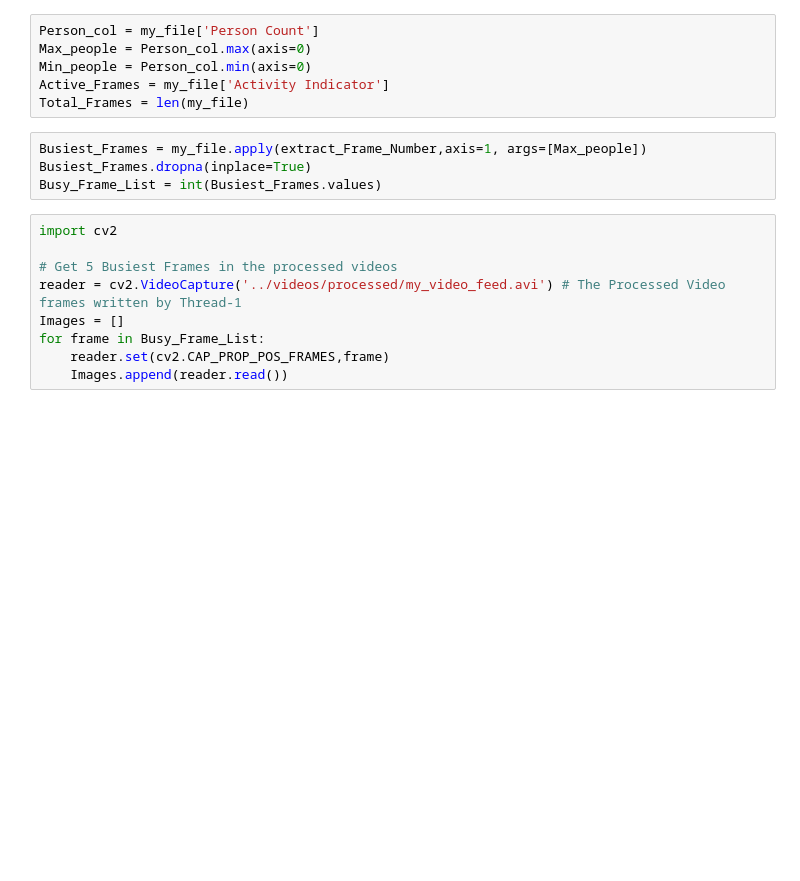
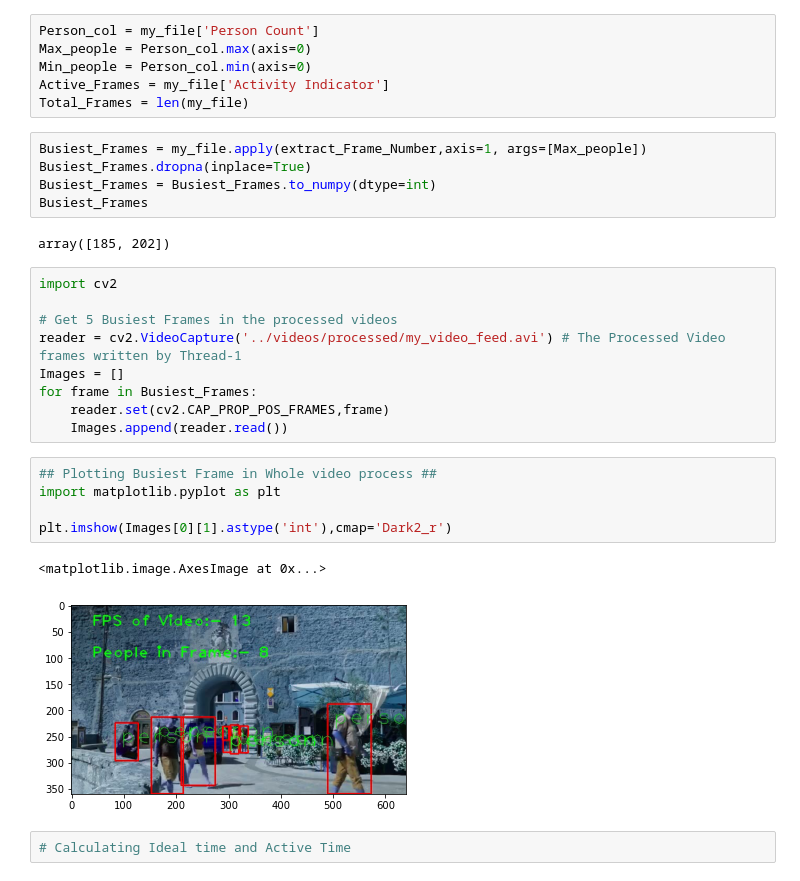
Before and after one commit to edygordo/Video-Analysis-System, a Jupyter notebook: Data Files/Report Generation file.ipynb, the cells around one changed output. Drawn from its saved outputs; the diff is of its cells as text; blank space fills up the shorter version.

```diff
--- a/Data Files/Report Generation file.ipynb
+++ b/Data Files/Report Generation file.ipynb
@@ -28,13 +28,26 @@ Total_Frames = len(my_file)
 # %%
 Busiest_Frames = my_file.apply(extract_Frame_Number,axis=1, args=[Max_people])
 Busiest_Frames.dropna(inplace=True)
-Busy_Frame_List = int(Busiest_Frames.values)
+Busiest_Frames = Busiest_Frames.to_numpy(dtype=int)
+Busiest_Frames
+# %% [output]
+array([185, 202])
-# %%
-import cv2
-
-# Get 5 Busiest Frames in the processed videos
-reader = cv2.VideoCapture('../videos/processed/my_video_feed.avi') # The Processed Video frames written by Thread-1
-Images = []
-for frame in Busy_Frame_List:
-    reader.set(cv2.CAP_PROP_POS_FRAMES,frame)
-    Images.append(reader.read())
+# %%
+import cv2
+
+# Get 5 Busiest Frames in the processed videos
+reader = cv2.VideoCapture('../videos/processed/my_video_feed.avi') # The Processed Video frames written by Thread-1
+Images = []
+for frame in Busiest_Frames:
+    reader.set(cv2.CAP_PROP_POS_FRAMES,frame)
+    Images.append(reader.read())
+# %%
+## Plotting Busiest Frame in Whole video process ##
+import matplotlib.pyplot as plt
+
+plt.imshow(Images[0][1].astype('int'),cmap='Dark2_r')
+# %% [output]
+<matplotlib.image.AxesImage at 0x...>
+[figure, added]
+# %%
+# Calculating Ideal time and Active Time
```
Also changed, not shown: parts of 1 cell of this notebook, 5 other files.
